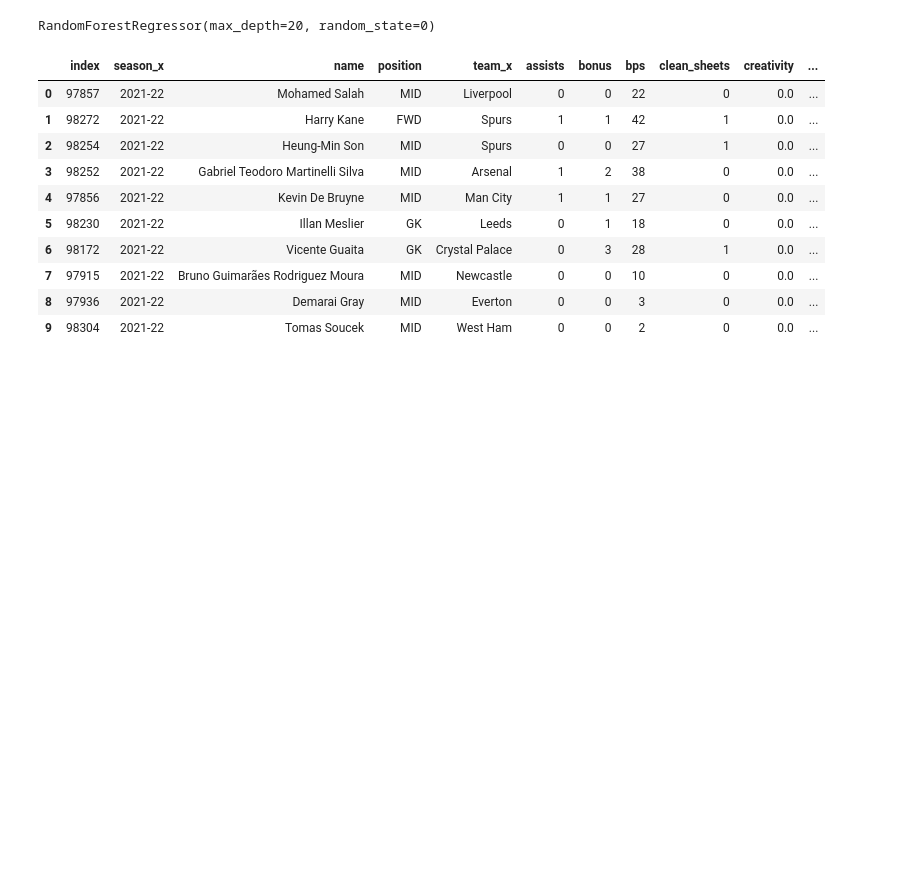
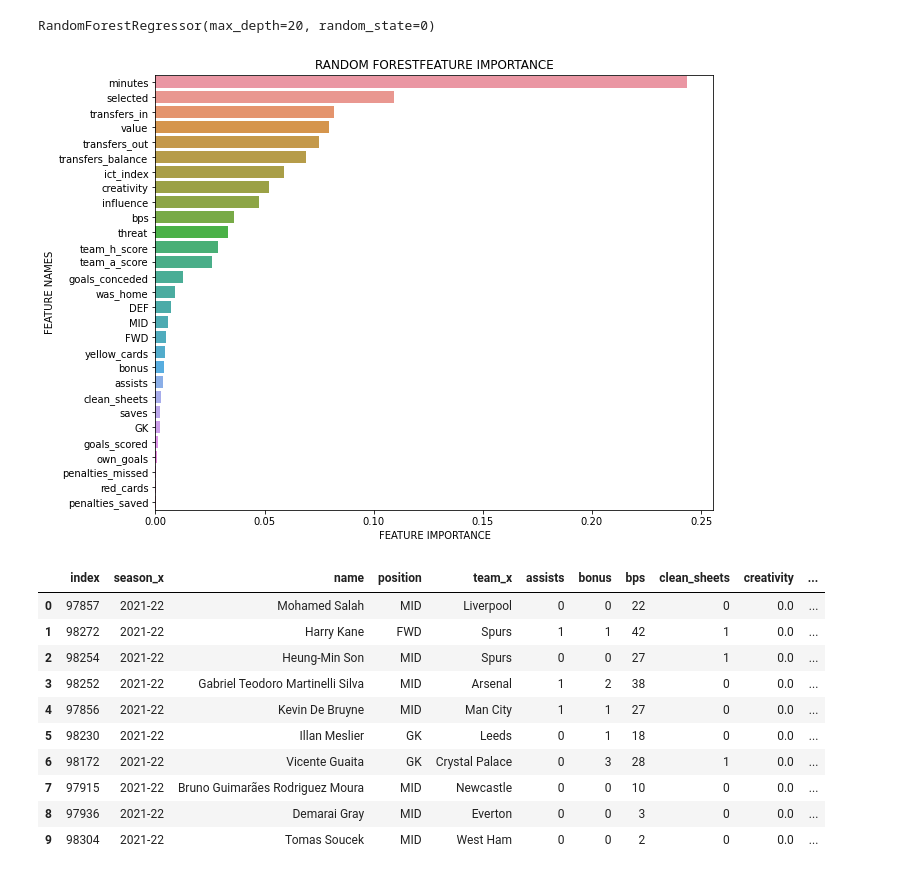
Before and after one commit to bryantx22/ML_FPL, a Jupyter notebook: feature_const.ipynb, the cells around one changed output. Drawn from its saved outputs; the diff is of its cells as text; code cells hidden in the pictures; blank space fills up the shorter version.

```diff
--- a/feature_const.ipynb
+++ b/feature_const.ipynb
@@ -28,7 +28,7 @@ Index(['season_x', 'name', 'position', 'team_x', 'assists', 'bonus', 'bps',
 # %%
 def process (df):
     df ['target'] = df.groupby('name')['total_points'].shift(-1)
-    df = df.drop (['season_x', 'name', 'team_x', 'kickoff_time', 'opponent_team', 'round', 'element', 'total_points', 'fixture'], axis=1)
+    df = df.drop (['season_x', 'name', 'team_x', 'kickoff_time', 'opponent_team', 'round', 'element', 'fixture', 'bonus'], axis=1)
     df ['was_home'] = np.multiply (df ['was_home'], 1)
     df['GK'] = df['position'].apply(lambda x: 1 if x == 'GK' else 0)
     df['DEF'] = df['position'].apply(lambda x: 1 if x == 'DEF' else 0)
@@ -64,6 +65,36 @@ Try using .loc[row_indexer,col_indexer] = value instead
 See the caveats in the documentation: https://pandas.pydata.org/pandas-docs/stable/user_guide/indexing.html#returning-a-view-versus-a-copy
   df ['target'] = df.groupby('name')['total_points'].shift(-1)
 RandomForestRegressor(max_depth=20, random_state=0)
+# %%
+# plotting feature importance; copied from: https://www.analyseup.com/learn-python-for-data-science/python-random-forest-feature-importance-plot.html
+import seaborn as sns
+import matplotlib.pyplot as plt
+
+def plot_feature_importance(importance,names,model_type):
+
+    #Create arrays from feature importance and feature names
+    feature_importance = np.array(importance)
+    feature_names = np.array(names)
+
+    #Create a DataFrame using a Dictionary
+    data={'feature_names':feature_names,'feature_importance':feature_importance}
+    fi_df = pd.DataFrame(data)
+
+    #Sort the DataFrame in order decreasing feature importance
+    fi_df.sort_values(by=['feature_importance'], ascending=False,inplace=True)
+
+    #Define size of bar plot
+    plt.figure(figsize=(10,8))
+    #Plot Searborn bar chart
+    sns.barplot(x=fi_df['feature_importance'], y=fi_df['feature_names'])
+    #Add chart labels
+    plt.title(model_type + 'FEATURE IMPORTANCE')
+    plt.xlabel('FEATURE IMPORTANCE')
+    plt.ylabel('FEATURE NAMES')
+
+plot_feature_importance(regr.feature_importances_, X.columns,'RANDOM FOREST')
+# %% [output]
+[figure, added]
 # %%
 last_wk_22 = merged [merged ['season_x'] == "2021-22"]
 last_wk_22 = last_wk_22 [last_wk_22 ['GW'] == 38]
```
Also changed, not shown: parts of 6 cells of this notebook.
